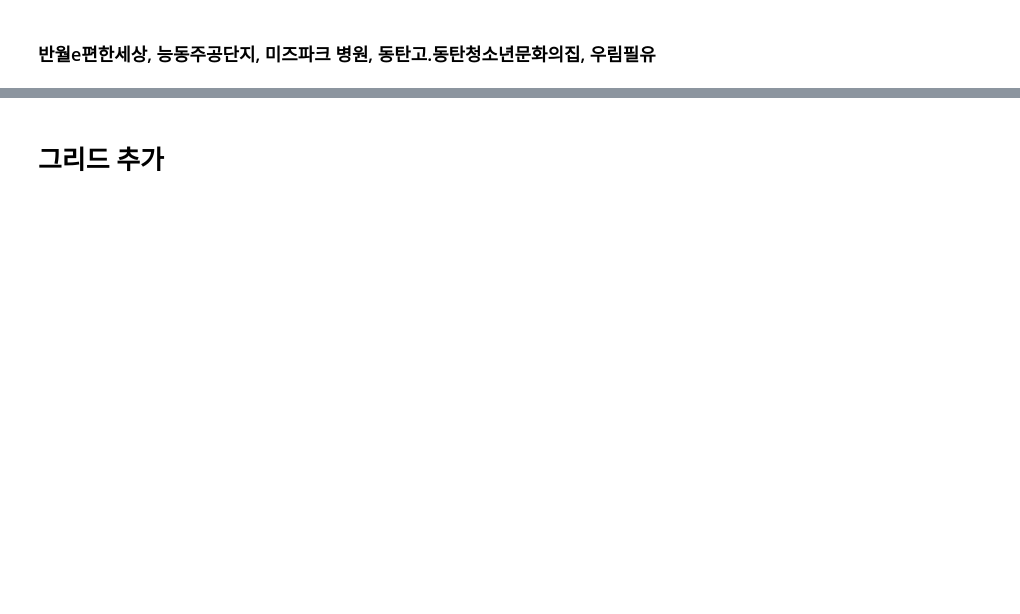
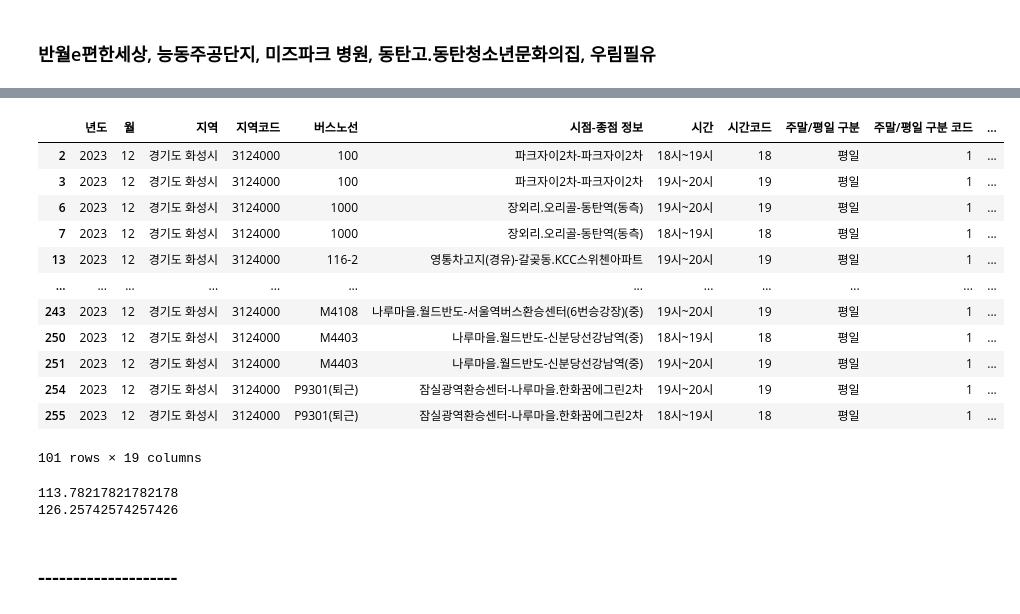
Before and after one commit to oneyoun/GTX-A-Bus-lane-optimization, a Jupyter notebook: 동릉이_data_check.ipynb, the cells around one changed output, grey strips where cells are left out. Cells and saved outputs as stored; diff of their text form; code cells hidden in the pictures; blank space fills up the shorter version.

```diff
--- a/동릉이_data_check.ipynb
+++ b/동릉이_data_check.ipynb
@@ -959,2 +1271,26 @@ m
+# %%
+#출근시간
+sort2 = df[(df['시간코드'] == 18) | (df['시간코드'] == 19)]
+sort2
+# %% [output]
+|  | 년도 | 월 | 지역 | 지역코드 | 버스노선 | 시점-종점 정보 | 시간 | 시간코드 | 주말/평일 구분 | 주말/평일 구분 코드 | ... |
+| 2 | 2023 | 12 | 경기도 화성시 | 3124000 | 100 | 파크자이2차-파크자이2차 | 18시~19시 | 18 | 평일 | 1 | ... |
+| 3 | 2023 | 12 | 경기도 화성시 | 3124000 | 100 | 파크자이2차-파크자이2차 | 19시~20시 | 19 | 평일 | 1 | ... |
+| 6 | 2023 | 12 | 경기도 화성시 | 3124000 | 1000 | 장외리.오리골-동탄역(동측) | 19시~20시 | 19 | 평일 | 1 | ... |
+| 7 | 2023 | 12 | 경기도 화성시 | 3124000 | 1000 | 장외리.오리골-동탄역(동측) | 18시~19시 | 18 | 평일 | 1 | ... |
+| 13 | 2023 | 12 | 경기도 화성시 | 3124000 | 116-2 | 영통차고지(경유)-갈곶동.KCC스위첸아파트 | 19시~20시 | 19 | 평일 | 1 | ... |
+| ... | ... | ... | ... | ... | ... | ... | ... | ... | ... | ... | ... |
+| 243 | 2023 | 12 | 경기도 화성시 | 3124000 | M4108 | 나루마을.월드반도-서울역버스환승센터(6번승강장)(중) | 19시~20시 | 19 | 평일 | 1 | ... |
+| 250 | 2023 | 12 | 경기도 화성시 | 3124000 | M4403 | 나루마을.월드반도-신분당선강남역(중) | 18시~19시 | 18 | 평일 | 1 | ... |
+| 251 | 2023 | 12 | 경기도 화성시 | 3124000 | M4403 | 나루마을.월드반도-신분당선강남역(중) | 19시~20시 | 19 | 평일 | 1 | ... |
+| 254 | 2023 | 12 | 경기도 화성시 | 3124000 | P9301(퇴근) | 잠실광역환승센터-나루마을.한화꿈에그린2차 | 19시~20시 | 19 | 평일 | 1 | ... |
+| 255 | 2023 | 12 | 경기도 화성시 | 3124000 | P9301(퇴근) | 잠실광역환승센터-나루마을.한화꿈에그린2차 | 18시~19시 | 18 | 평일 | 1 | ... |
+101 rows × 19 columns
+# %%
+print(sort2['전체 승차인원'].mean())
+print(sort2['전체 하차인원'].mean())
+# %% [output]
+113.78217821782178
+126.25742574257426
 # %% [markdown]
-# 그리드 추가
+## --------------------
```
Also changed, not shown: parts of 25 cells of this notebook, 3 other files.
